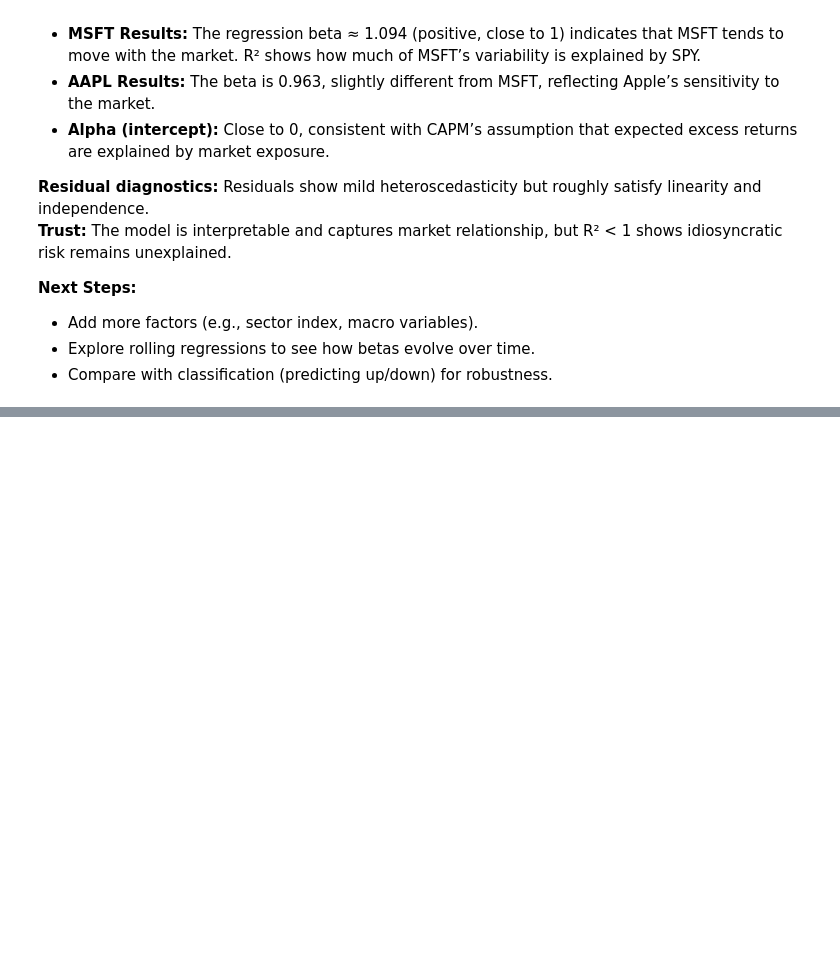
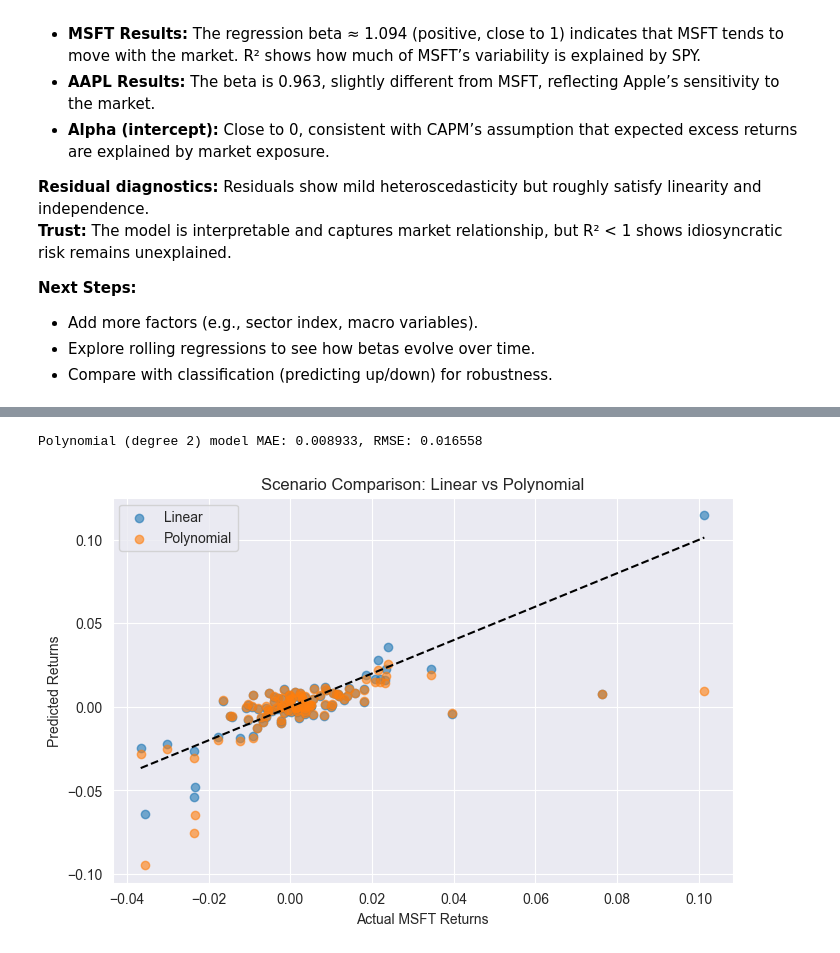
Before and after one commit to Tylerzhuo/bootcamp_haotian_zhuo, a Jupyter notebook: project/notebook/modelling.ipynb, the cells around one changed output, grey strips where cells are left out. Drawn from its saved outputs; the diff is of its cells as text; code cells hidden in the pictures; blank space fills up the shorter version.

```diff
--- a/project/notebook/modelling.ipynb
+++ b/project/notebook/modelling.ipynb
@@ -129,0 +179,26 @@ We modeled MSFT and AAPL returns as a linear function of SPY returns (market pro
+# %%
+from sklearn.preprocessing import PolynomialFeatures
+from sklearn.pipeline import make_pipeline
+
+poly_model = make_pipeline(PolynomialFeatures(2), LinearRegression())
+poly_model.fit(X_train, y_train_msft)
+y_pred_poly = poly_model.predict(X_test)
+
+mae_poly = mean_absolute_error(y_test_msft, y_pred_poly)
+rmse_poly = np.sqrt(mean_squared_error(y_test_msft, y_pred_poly))
+
+print(f"Polynomial (degree 2) model MAE: {mae_poly:.6f}, RMSE: {rmse_poly:.6f}")
+
+plt.figure(figsize=(8,5))
+plt.scatter(y_test_msft, y_pred_msft, alpha=0.6, label="Linear")
+plt.scatter(y_test_msft, y_pred_poly, alpha=0.6, label="Polynomial")
+plt.plot([y_test_msft.min(), y_test_msft.max()],
+         [y_test_msft.min(), y_test_msft.max()], 'k--')
+plt.xlabel("Actual MSFT Returns")
+plt.ylabel("Predicted Returns")
+plt.legend()
+plt.title("Scenario Comparison: Linear vs Polynomial")
+plt.show()
+# %% [output]
+Polynomial (degree 2) model MAE: 0.008933, RMSE: 0.016558
+[figure, added]
```
Also changed, not shown: parts of 6 cells of this notebook.
